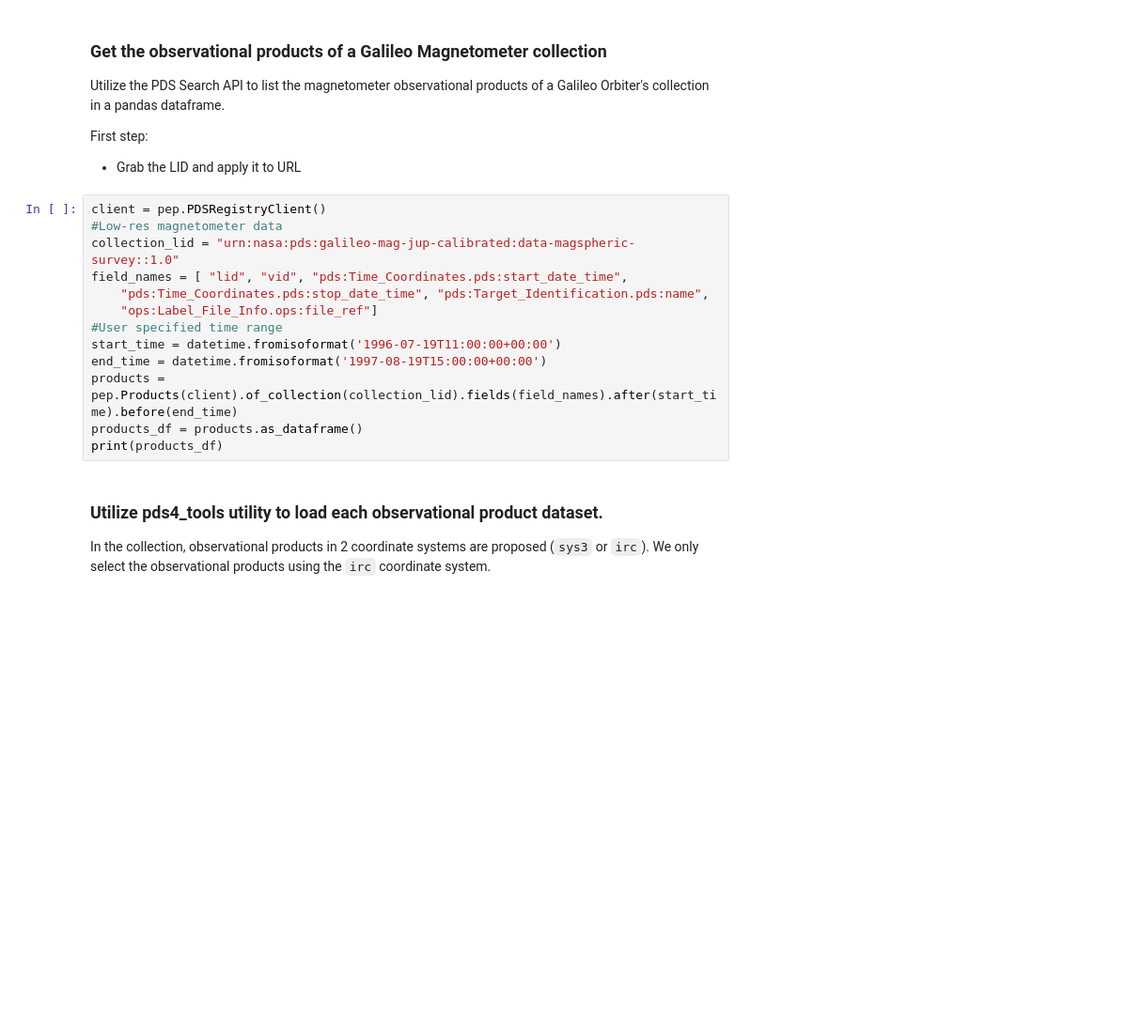
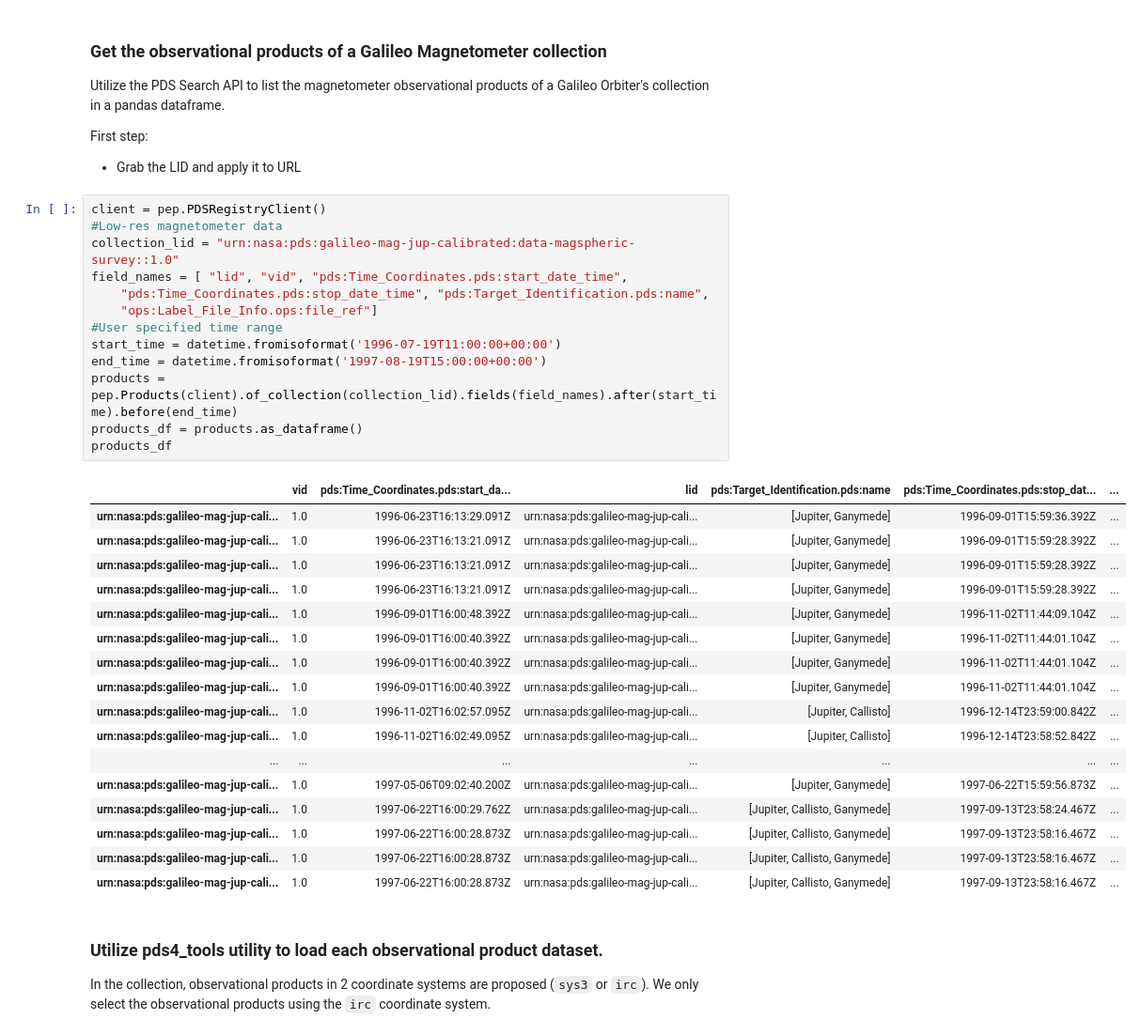
Before and after one commit to NASA-PDS/search-api-notebook, a Jupyter notebook: notebooks/ppi/GLL_MagPlot.ipynb, the cells around one changed output. Shown at 94% size. Cells and saved outputs as stored; diff of their text form; blank space fills up the shorter version.

```diff
--- a/notebooks/ppi/GLL_MagPlot.ipynb
+++ b/notebooks/ppi/GLL_MagPlot.ipynb
@@ -43,16 +43,34 @@ First step:
 # %%
 client = pep.PDSRegistryClient()
 #Low-res magnetometer data
 collection_lid = "urn:nasa:pds:galileo-mag-jup-calibrated:data-magspheric-survey::1.0"
 field_names = [ "lid", "vid", "pds:Time_Coordinates.pds:start_date_time",
     "pds:Time_Coordinates.pds:stop_date_time", "pds:Target_Identification.pds:name",
     "ops:Label_File_Info.ops:file_ref"]
 #User specified time range
 start_time = datetime.fromisoformat('1996-07-19T11:00:00+00:00')
 end_time = datetime.fromisoformat('1997-08-19T15:00:00+00:00')
 products = pep.Products(client).of_collection(collection_lid).fields(field_names).after(start_time).before(end_time)
 products_df = products.as_dataframe()
-print(products_df)
+products_df
+# %% [output]
+|  | vid | pds:Time_Coordinates.pds:start_da... | lid | pds:Target_Identification.pds:name | pds:Time_Coordinates.pds:stop_dat... | ... |
+| urn:nasa:pds:galileo-mag-jup-cali... | 1.0 | 1996-06-23T16:13:29.091Z | urn:nasa:pds:galileo-mag-jup-cali... | [Jupiter, Ganymede] | 1996-09-01T15:59:36.392Z | ... |
+| urn:nasa:pds:galileo-mag-jup-cali... | 1.0 | 1996-06-23T16:13:21.091Z | urn:nasa:pds:galileo-mag-jup-cali... | [Jupiter, Ganymede] | 1996-09-01T15:59:28.392Z | ... |
+| urn:nasa:pds:galileo-mag-jup-cali... | 1.0 | 1996-06-23T16:13:21.091Z | urn:nasa:pds:galileo-mag-jup-cali... | [Jupiter, Ganymede] | 1996-09-01T15:59:28.392Z | ... |
+| urn:nasa:pds:galileo-mag-jup-cali... | 1.0 | 1996-06-23T16:13:21.091Z | urn:nasa:pds:galileo-mag-jup-cali... | [Jupiter, Ganymede] | 1996-09-01T15:59:28.392Z | ... |
+| urn:nasa:pds:galileo-mag-jup-cali... | 1.0 | 1996-09-01T16:00:48.392Z | urn:nasa:pds:galileo-mag-jup-cali... | [Jupiter, Ganymede] | 1996-11-02T11:44:09.104Z | ... |
+| urn:nasa:pds:galileo-mag-jup-cali... | 1.0 | 1996-09-01T16:00:40.392Z | urn:nasa:pds:galileo-mag-jup-cali... | [Jupiter, Ganymede] | 1996-11-02T11:44:01.104Z | ... |
+| urn:nasa:pds:galileo-mag-jup-cali... | 1.0 | 1996-09-01T16:00:40.392Z | urn:nasa:pds:galileo-mag-jup-cali... | [Jupiter, Ganymede] | 1996-11-02T11:44:01.104Z | ... |
+| urn:nasa:pds:galileo-mag-jup-cali... | 1.0 | 1996-09-01T16:00:40.392Z | urn:nasa:pds:galileo-mag-jup-cali... | [Jupiter, Ganymede] | 1996-11-02T11:44:01.104Z | ... |
+| urn:nasa:pds:galileo-mag-jup-cali... | 1.0 | 1996-11-02T16:02:57.095Z | urn:nasa:pds:galileo-mag-jup-cali... | [Jupiter, Callisto] | 1996-12-14T23:59:00.842Z | ... |
+| urn:nasa:pds:galileo-mag-jup-cali... | 1.0 | 1996-11-02T16:02:49.095Z | urn:nasa:pds:galileo-mag-jup-cali... | [Jupiter, Callisto] | 1996-12-14T23:58:52.842Z | ... |
+| ... | ... | ... | ... | ... | ... | ... |
+| urn:nasa:pds:galileo-mag-jup-cali... | 1.0 | 1997-05-06T09:02:40.200Z | urn:nasa:pds:galileo-mag-jup-cali... | [Jupiter, Ganymede] | 1997-06-22T15:59:56.873Z | ... |
+| urn:nasa:pds:galileo-mag-jup-cali... | 1.0 | 1997-06-22T16:00:29.762Z | urn:nasa:pds:galileo-mag-jup-cali... | [Jupiter, Callisto, Ganymede] | 1997-09-13T23:58:24.467Z | ... |
+| urn:nasa:pds:galileo-mag-jup-cali... | 1.0 | 1997-06-22T16:00:28.873Z | urn:nasa:pds:galileo-mag-jup-cali... | [Jupiter, Callisto, Ganymede] | 1997-09-13T23:58:16.467Z | ... |
+| urn:nasa:pds:galileo-mag-jup-cali... | 1.0 | 1997-06-22T16:00:28.873Z | urn:nasa:pds:galileo-mag-jup-cali... | [Jupiter, Callisto, Ganymede] | 1997-09-13T23:58:16.467Z | ... |
+| urn:nasa:pds:galileo-mag-jup-cali... | 1.0 | 1997-06-22T16:00:28.873Z | urn:nasa:pds:galileo-mag-jup-cali... | [Jupiter, Callisto, Ganymede] | 1997-09-13T23:58:16.467Z | ... |
 # %% [markdown]
 ### Utilize pds4_tools utility to load each observational product dataset.
 
```
Also changed, not shown: parts of 4 cells of this notebook, 3 other files.
